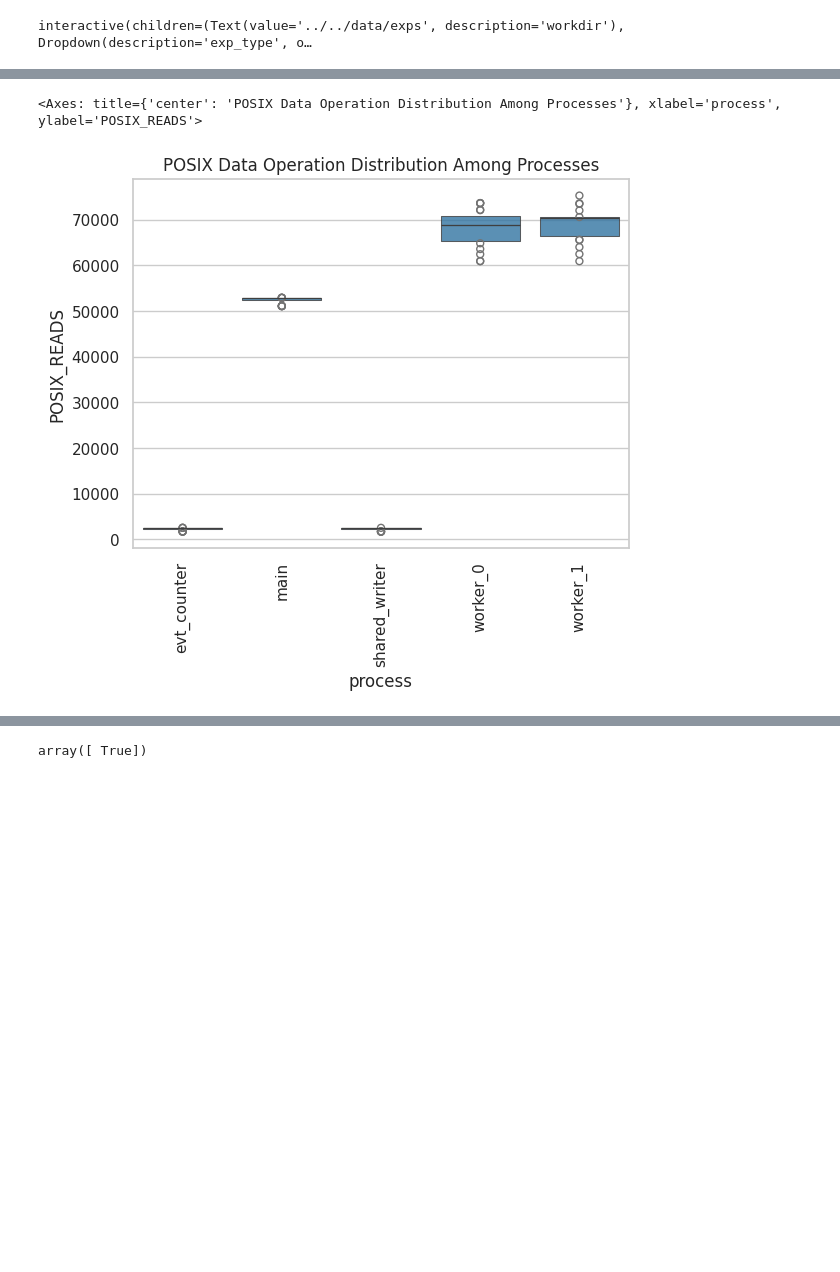
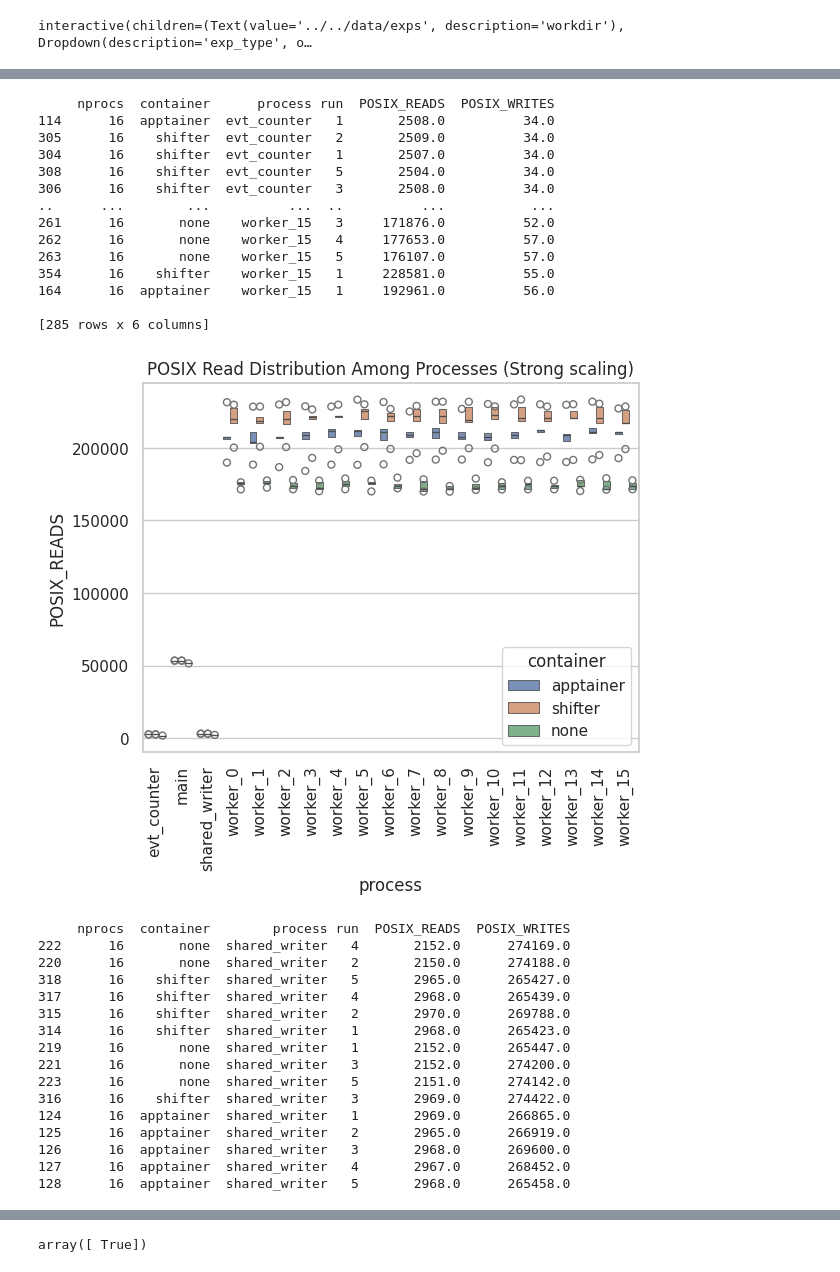
Before and after one commit to WesKw/DerivationExperiments, a Jupyter notebook: analysis/plot_posix_v_stdio.ipynb, the cells around one changed output, grey strips where cells are left out. Drawn from its saved outputs; the diff is of its cells as text; code cells hidden in the pictures; blank space fills up the shorter version.

Commit message:
Updated plot stuffs

```diff
--- a/analysis/plot_posix_v_stdio.ipynb
+++ b/analysis/plot_posix_v_stdio.ipynb
@@ -22,7 +22,7 @@ special_groupings = [
 def args(workdir, exp_type, exp_name, limit_cpu):
     return (workdir, exp_type, exp_name, limit_cpu)
 
-arguments=interactive(args, workdir="../../data/exps", exp_type=["weak_scaling", "strong_scaling"], exp_name=["general"], limit_cpu=False, continuous_update=False)
+arguments=interactive(args, workdir="../../data/exps", exp_type=["weak_scaling", "strong_scaling"], exp_name=["general"], limit_cpu=False, limit_runs=False, continuous_update=False)
 display(arguments)
 # %% [output]
 interactive(children=(Text(value='../../data/exps', description='workdir'), Dropdown(description='exp_type', o…
@@ -173,6 +267,14 @@ import matplotlib.pyplot as plt
 import numpy as np
 import re
 from natsort import natsort_keygen
+# from IPython.display import display, HTML
+# display(HTML("<style>.container { width:100% !important; }</style>"))
+
+GROUPINGS = {
+    "evt_counter": "evt_counter",
+    "main": "main",
+    "shared_writer": "shared_writer",
+}
 
 def natural_sort_key(s):
     """Convert string into a list of str and int chunks for natural sorting."""
@@ -181,24 +283,36 @@ def natural_sort_key(s):
 # find the distribution of reads and writes among processes
 distribution_df = darshan_data[METADATA_COLUMNS + ["POSIX_READS", "POSIX_WRITES"]]
 distribution_df = distribution_df.drop(columns=["id", "max_events", "limit_cpu"])
+# distribution_df["group"] = distribution_df["process"].map(lambda x: GROUPINGS.get(x, "worker"))
 
 distribution_df = distribution_df.groupby(by=["nprocs", "container", "process", "run"]).sum(numeric_only=True).reset_index()
 # distribution_df = distribution_df.groupby(by=["nprocs", "container", "process"]).agg({"POSIX_READS": "mean", "POSIX_WRITES": "mean"}).reset_index()
-distribution_df
+# distribution_df
 
 distribution_df["process"] = distribution_df["process"].astype(str)
-distribution_df = distribution_df[distribution_df["nprocs"] == 2]
+distribution_df = distribution_df[distribution_df["nprocs"] == 16]
+# distribution_df = distribution_df[distribution_df["container"] == "podman"]
 
 distribution_df.sort_values(by="process", inplace=True, key=natsort_keygen())
 
-sn.set_theme(style='whitegrid')
-palette = sn.color_palette('tab10')
-color1, color2 = palette[0], palette[1]
+print(distribution_df)
 
-plot = sn.boxenplot(data=distribution_df, x="process", y="POSIX_READS", color=color1, alpha=0.8)
+# sn.set_theme(style='whitegrid')
+# palette = sn.color_palette('tab10')
+# color1, color2 = palette[0], palette[1]
+# fig, axs = plt.subplots(1,2)
 
+plot = sn.boxenplot(data=distribution_df, x="process", y="POSIX_READS", hue="container", alpha=0.8)
 plot.set_xticklabels(plot.get_xticklabels(), rotation=90)
+plt.title(f'POSIX Read Distribution Among Processes ({" ".join(arguments.result[1].split("_")).capitalize()})')
+plt.show()
 
+print(distribution_df[distribution_df["process"] == "shared_writer"])
+
+plot2 = sn.boxenplot(data=distribution_df[distribution_df["process"] == "shared_writer"], x="process", y="POSIX_WRITES", hue="container", alpha=0.8)
+plot2.set_xticklabels(plot2.get_xticklabels(), rotation=90)
+plt.title(f'POSIX Write Distribution Among Processes ({" ".join(arguments.result[1].split("_")).capitalize()})')
+plt.show()
 # fig, ax1 = plt.subplots(figsize=(9, 5))
 # ax2 = ax1.twinx()
 
@@ -206,34 +320,63 @@ plot.set_xticklabels(plot.get_xticklabels(), rotation=90)
 # n = len(distribution_df)
 # x = np.arange(n)
 # width = 0.35
 
 # # --- Left Y-axis: first bar plot ---
 # ax1.bar(x - width / 2, distribution_df['POSIX_READS'], width=width, color=color1, alpha=0.8, label='POSIX_READS')
 # ax1.set_ylabel('POSIX_READS', color=color1)
 # ax1.tick_params(axis='y', labelcolor=color1)
 # ax1.tick_params(axis='x', rotation=90)
 # ax1.set_xticks(x)
 # ax1.set_xticklabels(distribution_df['process'])
 # ax1.set_xlabel('Process')
 
 # # --- Right Y-axis: second bar plot ---
 # ax2.bar(x + width / 2, distribution_df['POSIX_WRITES'], width=width, color=color2, alpha=0.8, label='POSIX_WRITES')
 # ax2.set_ylabel('POSIX_WRITES', color=color2)
 # ax2.tick_params(axis='y', labelcolor=color2)
 
 # # --- Combined legend ---
 # handles = [
 #     plt.Rectangle((0, 0), 1, 1, color=color1, alpha=0.8),
 #     plt.Rectangle((0, 0), 1, 1, color=color2, alpha=0.8)
 # ]
 # ax1.legend(handles, ['POSIX_READS', 'POSIX_WRITES'], loc='upper left')
 
-plt.title('POSIX Data Operation Distribution Among Processes')
 # fig.tight_layout()
 # plt.savefig('dual_axis_two_bars.png', dpi=150)
 # plt.show()
 # fig
-plot
+# plt.show(plot)
+# plt.show(plot2)
 # %% [output]
-<Axes: title={'center': 'POSIX Data Operation Distribution Among Processes'}, xlabel='process', ylabel='POSIX_READS'>
+     nprocs  container      process run  POSIX_READS  POSIX_WRITES
+114      16  apptainer  evt_counter   1       2508.0          34.0
+305      16    shifter  evt_counter   2       2509.0          34.0
+304      16    shifter  evt_counter   1       2507.0          34.0
+308      16    shifter  evt_counter   5       2504.0          34.0
+306      16    shifter  evt_counter   3       2508.0          34.0
+..      ...        ...          ...  ..          ...           ...
+261      16       none    worker_15   3     171876.0          52.0
+262      16       none    worker_15   4     177653.0          57.0
+263      16       none    worker_15   5     176107.0          57.0
+354      16    shifter    worker_15   1     228581.0          55.0
+164      16  apptainer    worker_15   1     192961.0          56.0
+
+[285 rows x 6 columns]
-[figure, old version]
+[figure, new version]
+     nprocs  container        process run  POSIX_READS  POSIX_WRITES
+222      16       none  shared_writer   4       2152.0      274169.0
+220      16       none  shared_writer   2       2150.0      274188.0
+318      16    shifter  shared_writer   5       2965.0      265427.0
+317      16    shifter  shared_writer   4       2968.0      265439.0
+315      16    shifter  shared_writer   2       2970.0      269788.0
+314      16    shifter  shared_writer   1       2968.0      265423.0
+219      16       none  shared_writer   1       2152.0      265447.0
+221      16       none  shared_writer   3       2152.0      274200.0
+223      16       none  shared_writer   5       2151.0      274142.0
+316      16    shifter  shared_writer   3       2969.0      274422.0
+124      16  apptainer  shared_writer   1       2969.0      266865.0
+125      16  apptainer  shared_writer   2       2965.0      266919.0
+126      16  apptainer  shared_writer   3       2968.0      269600.0
+127      16  apptainer  shared_writer   4       2967.0      268452.0
+128      16  apptainer  shared_writer   5       2968.0      265458.0
```
Also changed, not shown: parts of 9 cells of this notebook, 2 other files.
